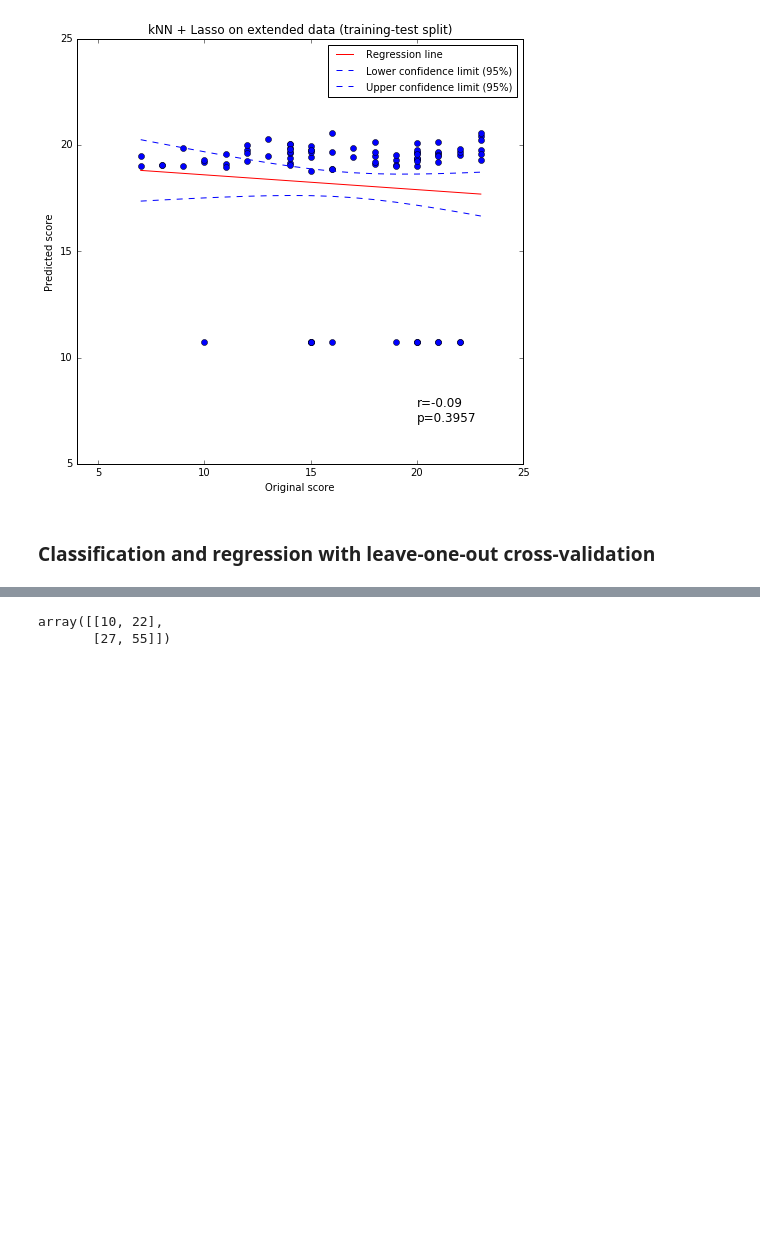
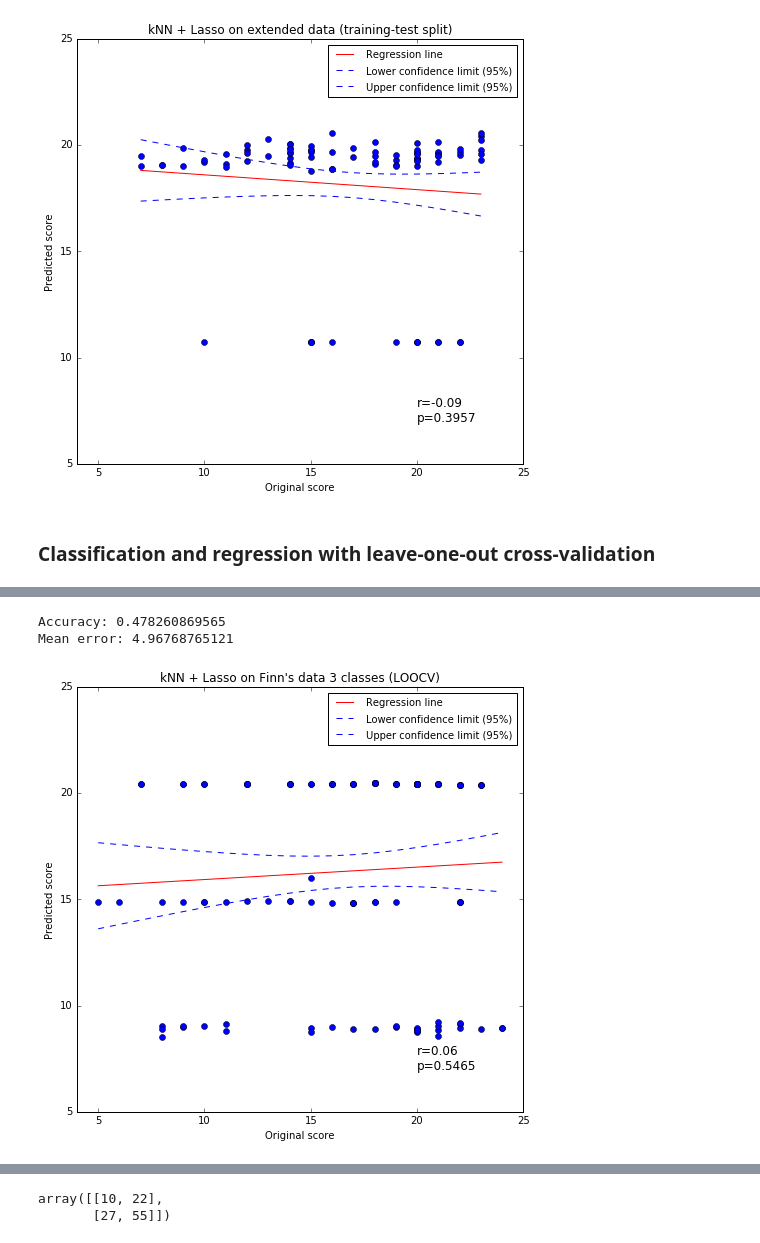
Before and after one commit to paola-g/iq_prediction, a Jupyter notebook: knn_class.ipynb, the cells around one changed output, grey strips where cells are left out. Saved outputs shown, nothing was run; the diff lists cells and outputs as text; code cells hidden in the pictures; blank space fills up the shorter version.

```diff
--- a/knn_class.ipynb
+++ b/knn_class.ipynb
@@ -635,6 +640,7 @@ loo = cross_validation.LeaveOneOut(n_subj)
 errors_c = np.zeros([n_subj])
 errors_r = np.zeros([n_subj])
 predictions_c = np.zeros([n_subj])
+prob = np.zeros([n_subj,n_bins])
 predictions_r = np.zeros([n_subj])
 estimator = KNeighborsClassifier(n_neighbors=3)
 pca = PCA(n_components=0.999)
@@ -657,6 +663,7 @@ for train_index, test_index in loo:
     # classification
     estimator.fit(data_pc,bins)
     predictions_c[i] = estimator.predict(pca.transform(X_test))
+    prob[i,] = estimator.predict_proba(pca.transform(X_test))
     errors_c[i] = 1 if predictions_c[i]==test_bin else 0
 
     #hist_cv, bin_limits_cv = np.histogram(y_train, n_bins_cv)
@@ -706,0 +689,71 @@ print(predictions_c)
+# %%
+k=5
+n_bins = 3
+n_bins_cv = 4
+
+loo = cross_validation.LeaveOneOut(n_subj)
+errors_c = np.zeros([n_subj])
+errors_r = np.zeros([n_subj])
+predictions_c = np.zeros([n_subj])
+prob = np.zeros([n_subj,n_bins])
+predictions_r = np.zeros([n_subj])
+estimator = KNeighborsClassifier(n_neighbors=3)
+
+
+
+i=0
+f = FloatProgress(min=0, max=n_subj)
+display(f)
+for train_index, test_index in loo:
+    X_train, X_test, y_train, y_test = edges[train_index,], edges[test_index,],gF[train_index],gF[test_index]
+    hist, bin_limits = np.histogram(y_train, n_bins)
+    bins = np.digitize(y_train, bin_limits[:-1])
+    test_bin = np.digitize(y_test, bin_limits[:-1])
+
+    # classification
+    estimator.fit(X_train,bins)
+    predictions_c[i] = estimator.predict(X_test)
+    prob[i,] = estimator.predict_proba(X_test)
+    errors_c[i] = 1 if predictions_c[i]==test_bin else 0
+
+
+    if predictions_c[i] == 1:
+        # regression 1
+        hist_cv, bin_limits_cv = np.histogram(y_train[bins==1], n_bins_cv)
+        bins_cv = np.digitize(y_train[bins==1], bin_limits_cv[:-1])
+        cv = cross_validation.StratifiedKFold(bins_cv,k)
+        lasso = LassoCV(cv=cv,n_jobs=-1,selection='random')
+        lasso.fit(X_train[bins==1,],y_train[bins==1])
+        predictions_r[i] = lasso.predict(X_test)
+        errors_r[i] = abs(predictions_r[i]-y_test)
+    elif predictions_c[i] == 2:
+        # regression 2
+        hist_cv, bin_limits_cv = np.histogram(y_train[bins==2], n_bins_cv)
+        bins_cv = np.digitize(y_train[bins==2], bin_limits_cv[:-1])
+        cv = cross_validation.StratifiedKFold(bins_cv,k)
+        lasso = LassoCV(cv=cv,n_jobs=-1,selection='random')
+        lasso.fit(X_train[bins==2,],y_train[bins==2])
+        predictions_r[i] = lasso.predict(X_test)
+        errors_r[i] = abs(predictions_r[i]-y_test)
+    else:
+        # regression 3
+        hist_cv, bin_limits_cv = np.histogram(y_train[bins==3], n_bins_cv)
+        bins_cv = np.digitize(y_train[bins==3], bin_limits_cv[:-1])
+        cv = cross_validation.StratifiedKFold(bins_cv,k)
+        lasso = LassoCV(cv=cv,n_jobs=-1,selection='random')
+        lasso.fit(X_train[bins==3,],y_train[bins==3])
+        predictions_r[i] = lasso.predict(X_test)
+        errors_r[i] = abs(predictions_r[i]-y_test)
+
+    i += 1
+    f.value += 1
+
+print('Accuracy:',errors_c.mean())
+print('Mean error:',errors_r.mean())
+# %% [output]
+Accuracy: 0.478260869565
+Mean error: 4.96768765121
+# %%
+regression_plot(np.ravel(gF),predictions_r,n_subj,'kNN + Lasso on Finn\'s data 3 classes (LOOCV)')
+# %% [output]
+[figure, added]
```
Also changed, not shown: parts of 18 cells of this notebook, 6 other files.
